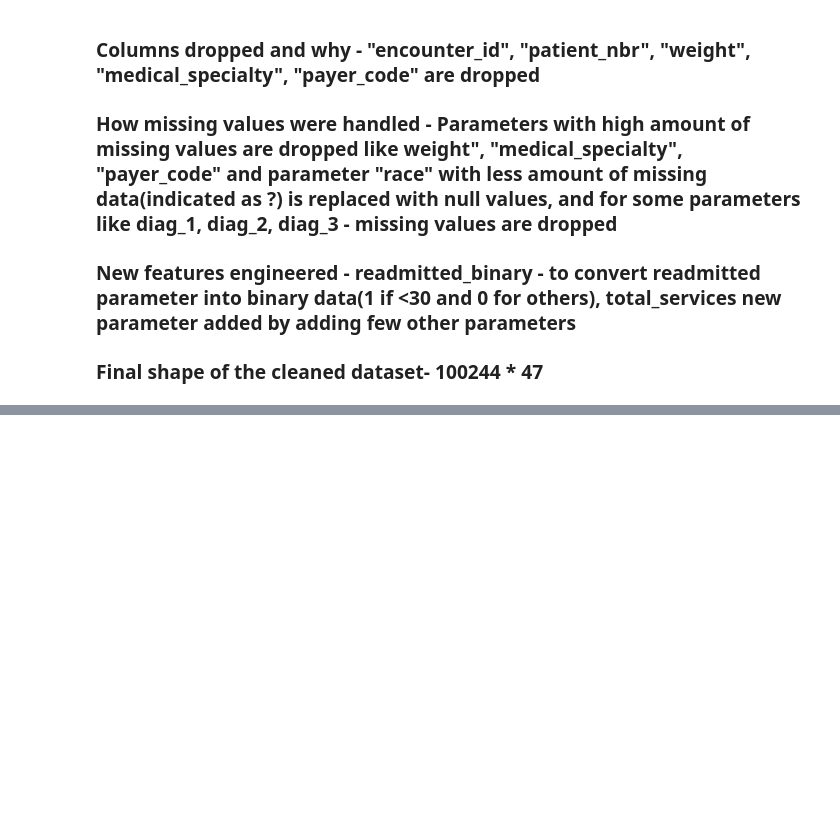
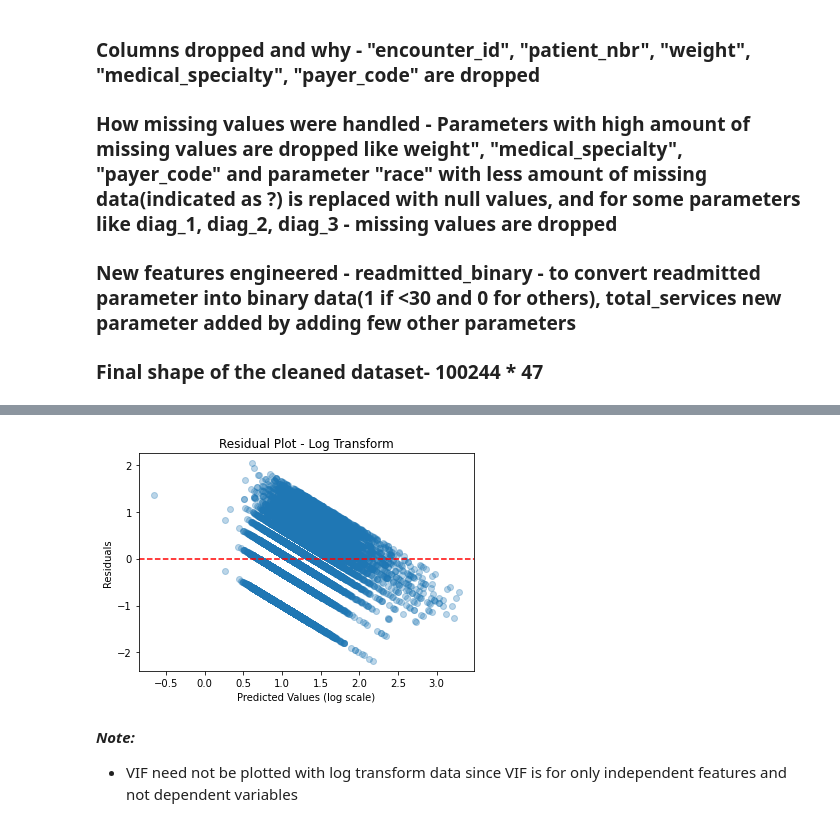
Before and after one commit to Madhu-30r/healthcare-readmission-ds, a Jupyter notebook: project1_eda.ipynb, the cells around one changed output, grey strips where cells are left out. Cells and saved outputs as stored; diff of their text form; code cells hidden in the pictures; blank space fills up the shorter version.

```diff
--- a/project1_eda.ipynb
+++ b/project1_eda.ipynb
@@ -309,0 +454,16 @@ Cleaned data: (100244, 47)
+# %%
+## Homoskedasticity check after log transform
+residuals_log = y_test_log - model_log.predict(X_test)
+y_pred_log = model_log.predict(X_test)
+
+plt.scatter(y_pred_log, residuals_log, alpha=0.3)
+plt.axhline(y=0, color='r', linestyle='--')
+plt.xlabel('Predicted Values (log scale)')
+plt.ylabel('Residuals')
+plt.title('Residual Plot - Log Transform')
+plt.show()
+# %% [output]
+[figure, added]
+# %% [markdown]
+***Note:***
+- VIF need not be plotted with log transform data since VIF is for only independent features and not dependent variables
```
Also changed, not shown: parts of 16 cells of this notebook.
